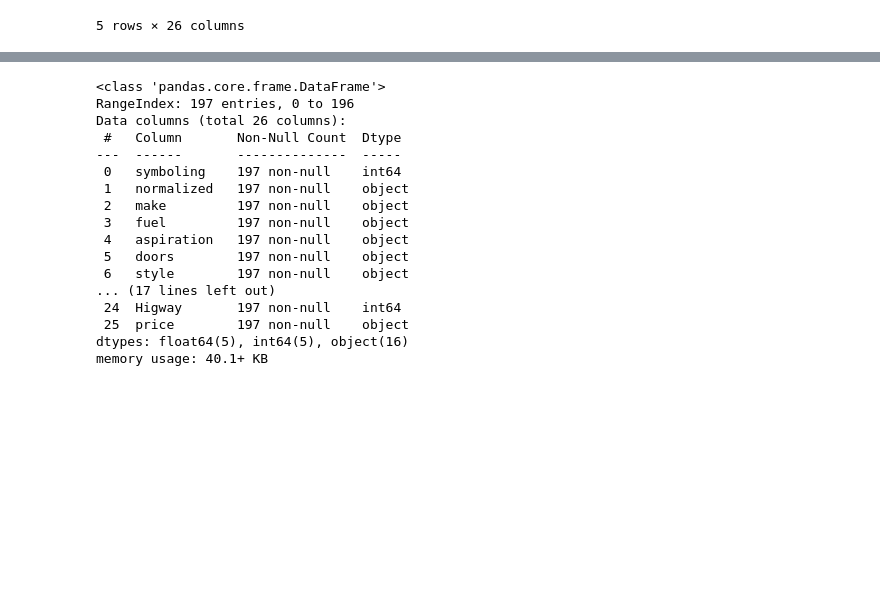
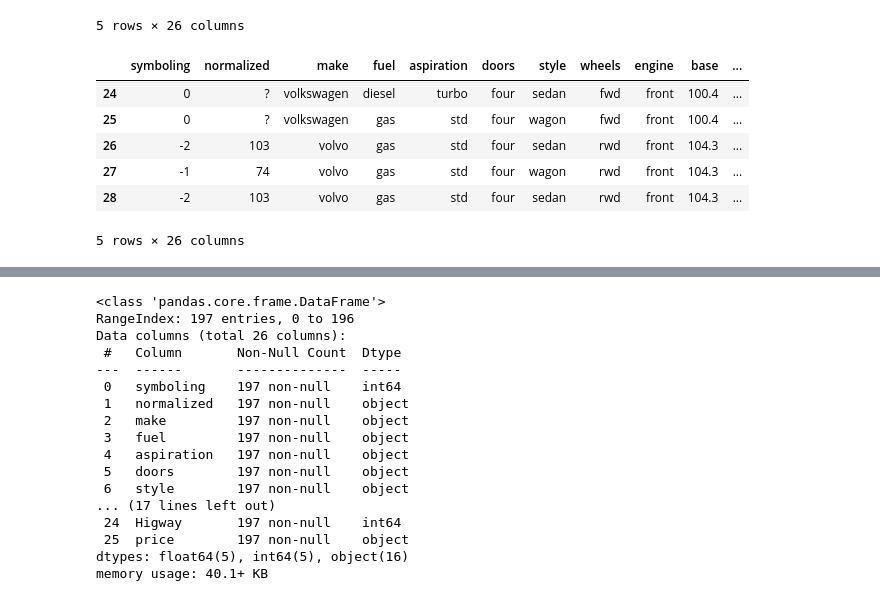
Before and after one commit to Sergio-et/AnalisisDeDatos, a Jupyter notebook: AnalyticsCarros.ipynb, the cells around one changed output, grey strips where cells are left out. Drawn from its saved outputs; the diff is of its cells as text; code cells hidden in the pictures; blank space fills up the shorter version.

```diff
--- a/AnalyticsCarros.ipynb
+++ b/AnalyticsCarros.ipynb
@@ -63,6 +73,16 @@ df_2do_autos.head(5)
 | 3 | 2 | 134 | toyota | gas | std | two | hatchback | rwd | front | 98.4 | ... |
 | 4 | 2 | 134 | toyota | gas | std | two | convertible | rwd | front | 98.4 | ... |
 5 rows × 26 columns
+# %%
+df_2do_autos.tail(5)
+# %% [output]
+|  | symboling | normalized | make | fuel | aspiration | doors | style | wheels | engine | base | ... |
+| 24 | 0 | ? | volkswagen | diesel | turbo | four | sedan | fwd | front | 100.4 | ... |
+| 25 | 0 | ? | volkswagen | gas | std | four | wagon | fwd | front | 100.4 | ... |
+| 26 | -2 | 103 | volvo | gas | std | four | sedan | rwd | front | 104.3 | ... |
+| 27 | -1 | 74 | volvo | gas | std | four | wagon | rwd | front | 104.3 | ... |
+| 28 | -2 | 103 | volvo | gas | std | four | sedan | rwd | front | 104.3 | ... |
+5 rows × 26 columns
 # %%
 df_1er_autos.describe()
 # %% [output]
```
Also changed, not shown: parts of 21 cells of this notebook.
